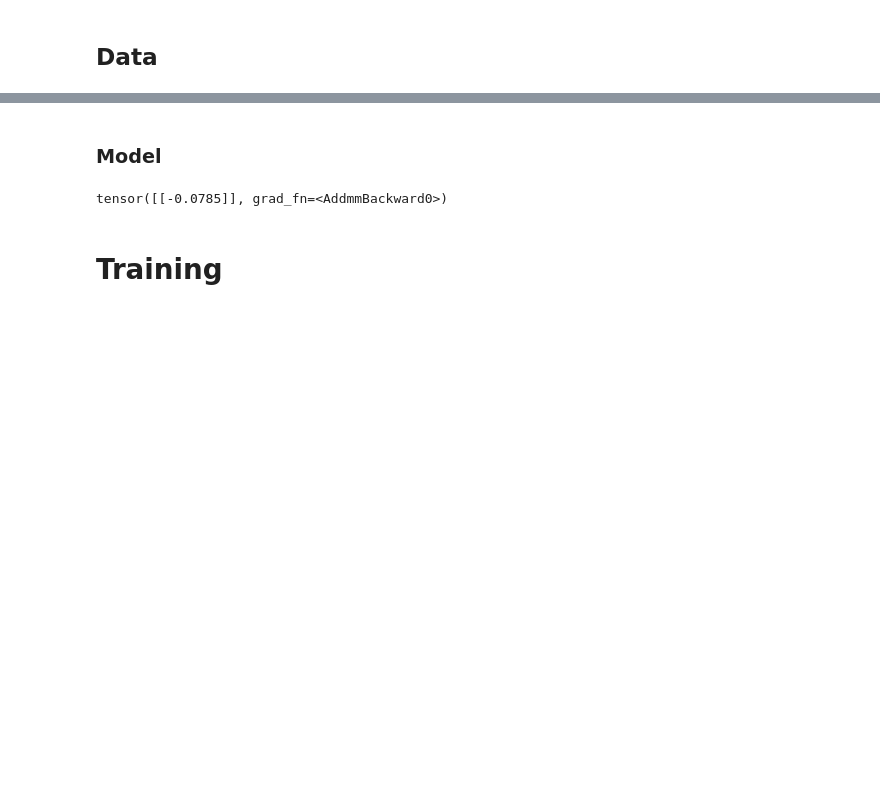
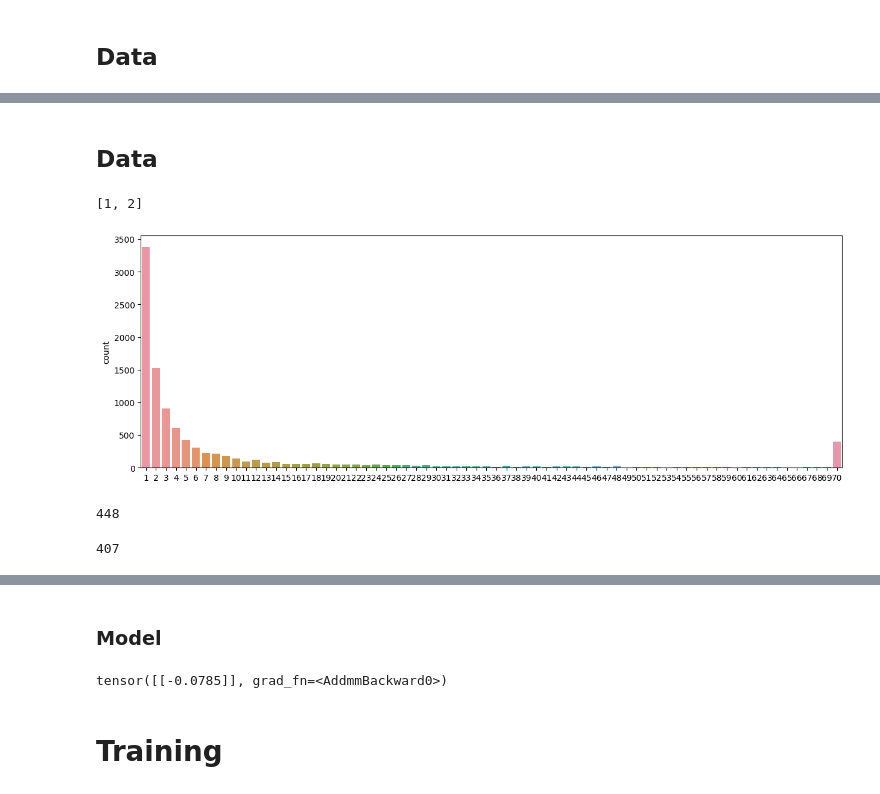
Before and after one commit to TheoViel/kaggle_otto_rs, a Jupyter notebook: notebooks/Training.ipynb, the cells around one changed output, grey strips where cells are left out. Cells and saved outputs as stored; diff of their text form; code cells hidden in the pictures; blank space fills up the shorter version.

Commit message:
data

```diff
--- a/notebooks/Training.ipynb
+++ b/notebooks/Training.ipynb
@@ -129,4 +45,0 @@ dataset = PatientNoteDataset(df, tokenizer, max_len=310)
-# %%
-for idx in tqdm(range(len(dataset))):
-    data = dataset[idx]
-    break
@@ -132,0 +70,3 @@ for idx in tqdm(range(len(dataset))):
+# %%
+%%time
+df = pd.read_csv(DATA_PATH + "train.csv")
@@ -132,0 +76,7 @@ for idx in tqdm(range(len(dataset))):
+# %% [markdown]
+## Data
+# %%
+l = [1, 2, 3]
+l[:len(l) - 1]
+# %% [output]
+[1, 2]
@@ -132,0 +142,18 @@ for idx in tqdm(range(len(dataset))):
+# %%
+dataset = OttoTrainDataset(df, max_len=100, max_trunc=20, train=True)
+# %%
+lens = []
+for idx in tqdm(range(10000)):
+    data = dataset[idx]
+    lens.append(data.shape[0])
+#     break
+
+plt.figure(figsize=(15, 5))
+sns.countplot(x=np.clip(lens, 0, 70))
+plt.show()
+# %% [output]
+[figure, added]
+# %%
+np.max(lens)
+# %% [output]
+448
@@ -132,0 +167,4 @@ for idx in tqdm(range(len(dataset))):
+# %%
+np.max(lens)
+# %% [output]
+407
```
Also changed, not shown: parts of 20 cells of this notebook, 8 other files.
